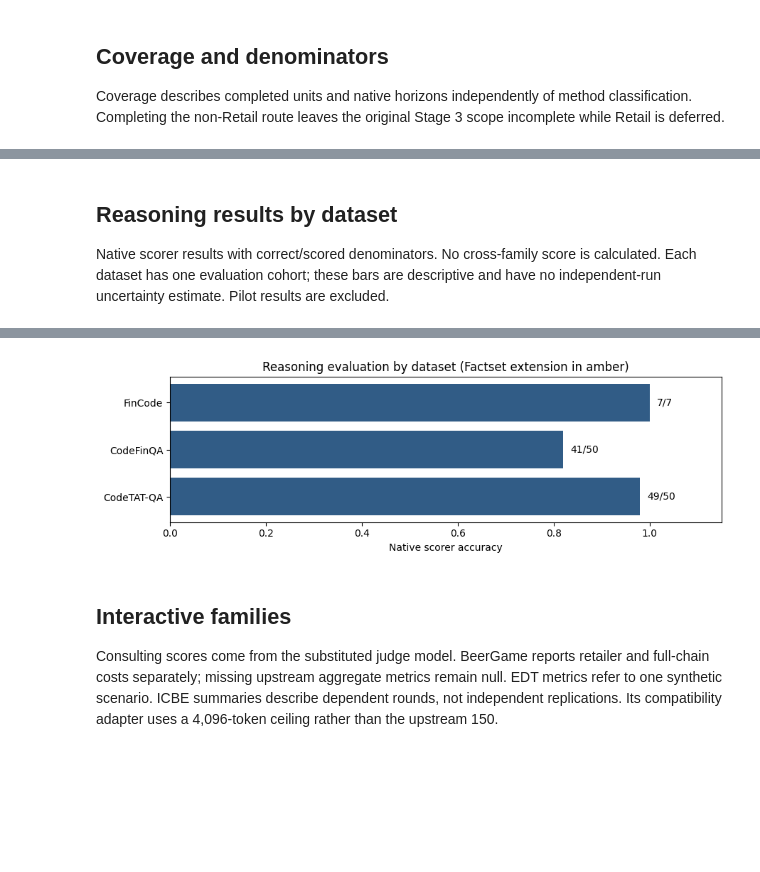
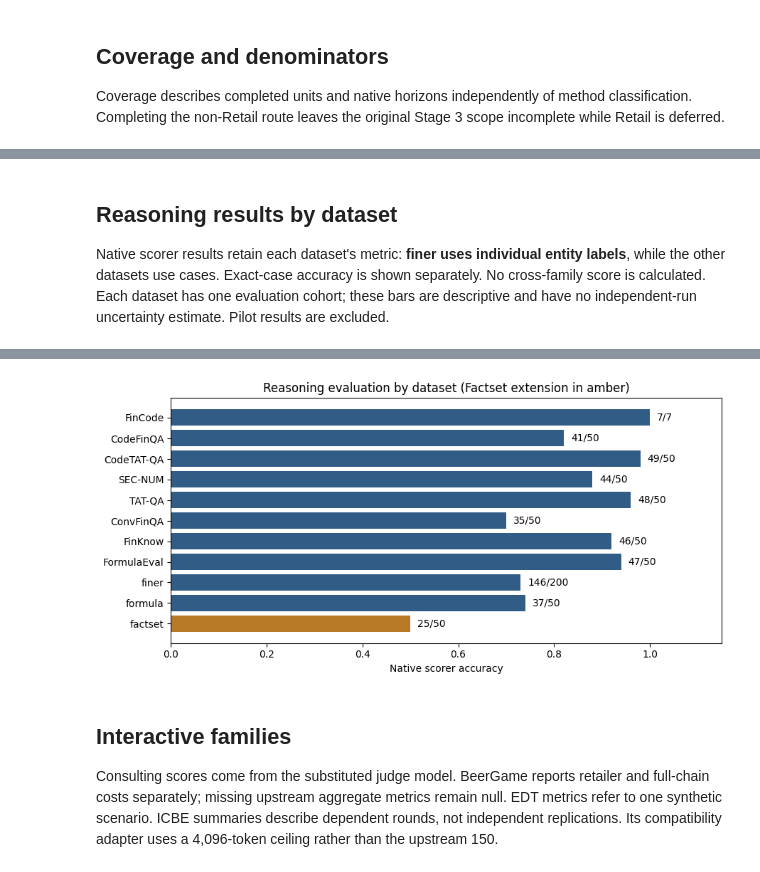
Before and after one commit to DnyChillTypin/llm-business-shocks-sim, a Jupyter notebook: notebooks/05_native_evaluation.ipynb, the cells around one changed output, grey strips where cells are left out. Saved outputs shown, nothing was run; the diff lists cells and outputs as text; code cells hidden in the pictures; blank space fills up the shorter version.

Commit message:
Complete all 507 Stage 3 reasoning cases with native metric audits

```diff
--- a/notebooks/05_native_evaluation.ipynb
+++ b/notebooks/05_native_evaluation.ipynb
@@ -60,18 +68,18 @@ display(cohorts[["cohort", "task", "status", "expected_units", "configured_horiz
 # %% [markdown]
 ## Reasoning results by dataset
 
-Native scorer results with correct/scored denominators. No cross-family score is calculated. Each dataset has one evaluation cohort; these bars are descriptive and have no independent-run uncertainty estimate. Pilot results are excluded.
+Native scorer results retain each dataset's metric: **finer uses individual entity labels**, while the other datasets use cases. Exact-case accuracy is shown separately. No cross-family score is calculated. Each dataset has one evaluation cohort; these bars are descriptive and have no independent-run uncertainty estimate. Pilot results are excluded.
 # %%
 reasoning = cohorts.loc[(cohorts.status == "validated_complete") & cohorts.scored_cases.notna()].copy()
 reasoning = reasoning.drop_duplicates("task", keep="last")
 if not reasoning.empty:
-    display(reasoning[["task", "method_classification", "correct", "scored_cases", "accuracy", "no_answer"]])
+    display(reasoning[["task", "method_classification", "correct", "scored_cases", "exact_case_accuracy", "accuracy", "native_accuracy_unit", "native_correct_units", "native_scored_units", "no_answer"]])
     labels = reasoning.task.str.replace("firm:", "", regex=False)
     colors = ["#b87926" if name == "firm:factset" else "#315c86" for name in reasoning.task]
     fig, ax = plt.subplots(figsize=(9, max(3, len(reasoning) * .4)))
     ax.barh(labels, reasoning.accuracy, color=colors)
     for position, row in enumerate(reasoning.itertuples()):
-        ax.text(row.accuracy + .015, position, f"{int(row.correct)}/{int(row.scored_cases)}", va="center")
+        ax.text(row.accuracy + .015, position, f"{int(row.native_correct_units)}/{int(row.native_scored_units)}", va="center")
     ax.set(xlim=(0, 1.15), xlabel="Native scorer accuracy", title="Reasoning evaluation by dataset (Factset extension in amber)")
     ax.invert_yaxis()
     fig.tight_layout()
@@ -84,4 +100,4 @@ if not reasoning.empty:
-[figure, old version]
+[figure, new version]
 # %% [markdown]
 ## Interactive families
 
```
Also changed, not shown: parts of 4 cells of this notebook, 19 other files.
